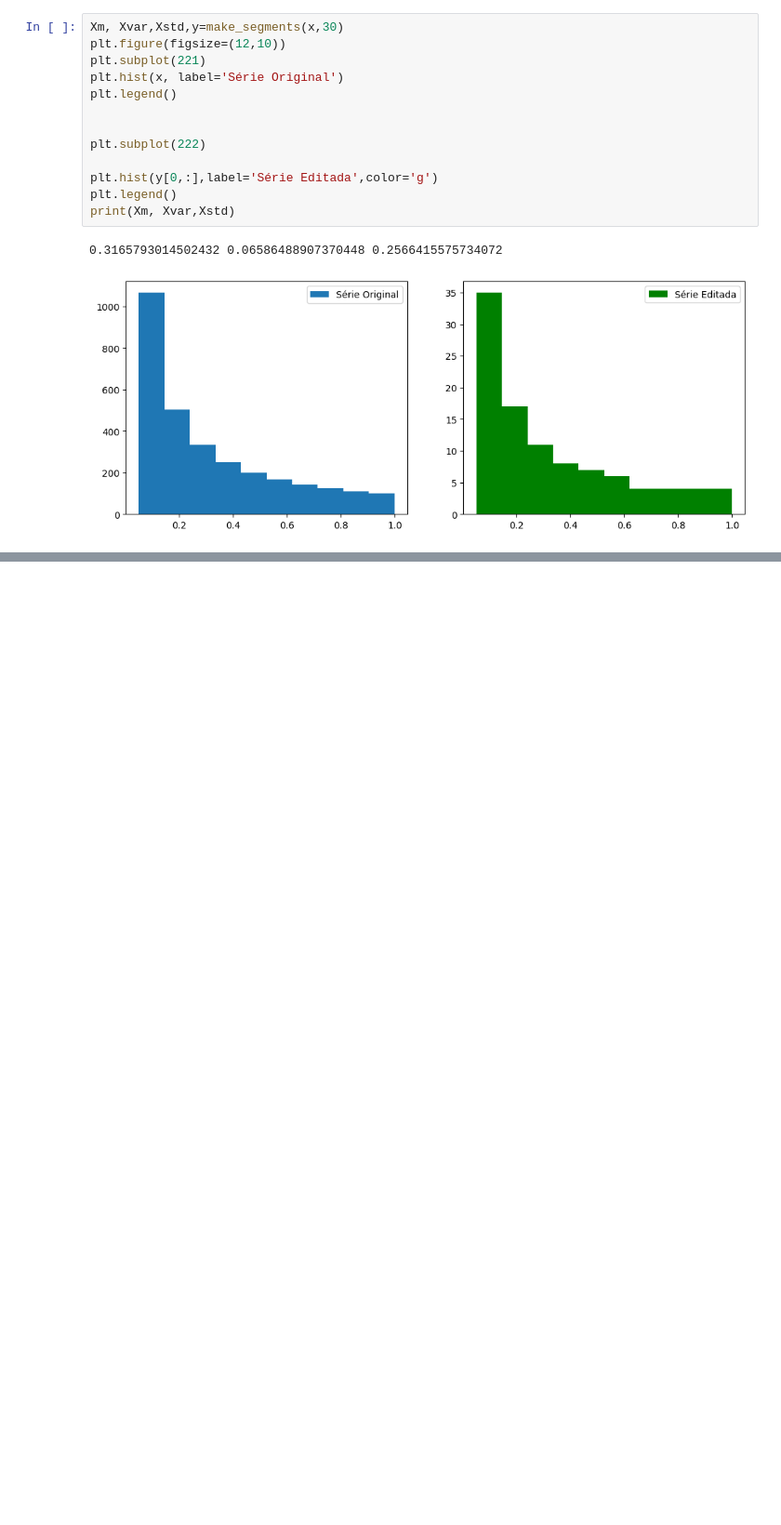
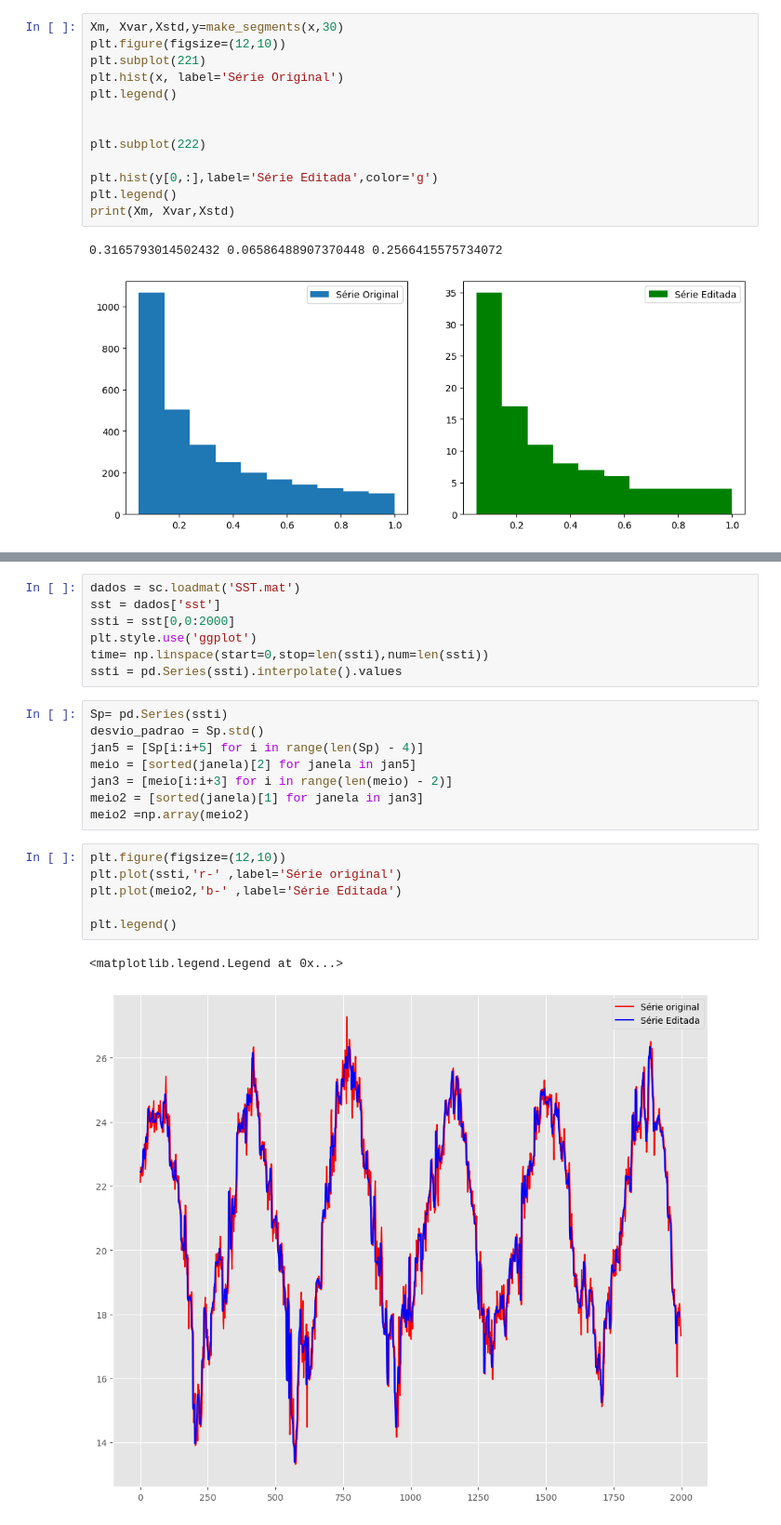
Before and after one commit to LSalimene/Analise-Series-temporais-em-oceano, a Jupyter notebook: lista2.ipynb, the cells around one changed output, grey strips where cells are left out. Shown: that part at 93% size. Drawn from its saved outputs; the diff is of its cells as text; blank space fills up the shorter version.

```diff
--- a/lista2.ipynb
+++ b/lista2.ipynb
@@ -207,0 +222,24 @@ print(Xm, Xvar,Xstd)
+# %%
+dados = sc.loadmat('SST.mat')
+sst = dados['sst']
+ssti = sst[0,0:2000]
+plt.style.use('ggplot')
+time= np.linspace(start=0,stop=len(ssti),num=len(ssti))
+ssti = pd.Series(ssti).interpolate().values
+# %%
+Sp= pd.Series(ssti)
+desvio_padrao = Sp.std()
+jan5 = [Sp[i:i+5] for i in range(len(Sp) - 4)]
+meio = [sorted(janela)[2] for janela in jan5]
+jan3 = [meio[i:i+3] for i in range(len(meio) - 2)]
+meio2 = [sorted(janela)[1] for janela in jan3]
+meio2 =np.array(meio2)
+# %%
+plt.figure(figsize=(12,10))
+plt.plot(ssti,'r-' ,label='Série original')
+plt.plot(meio2,'b-' ,label='Série Editada')
+
+plt.legend()
+# %% [output]
+<matplotlib.legend.Legend at 0x...>
+[figure, added]
```
Also changed, not shown: parts of 12 cells of this notebook, 1 other file.
